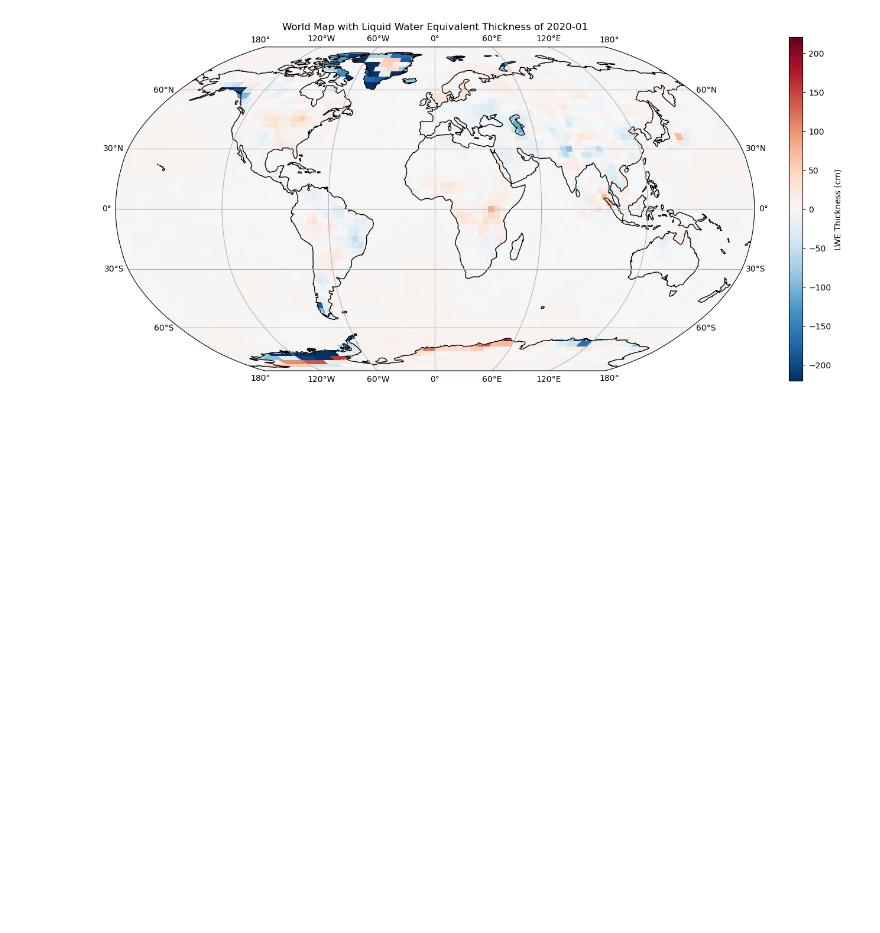
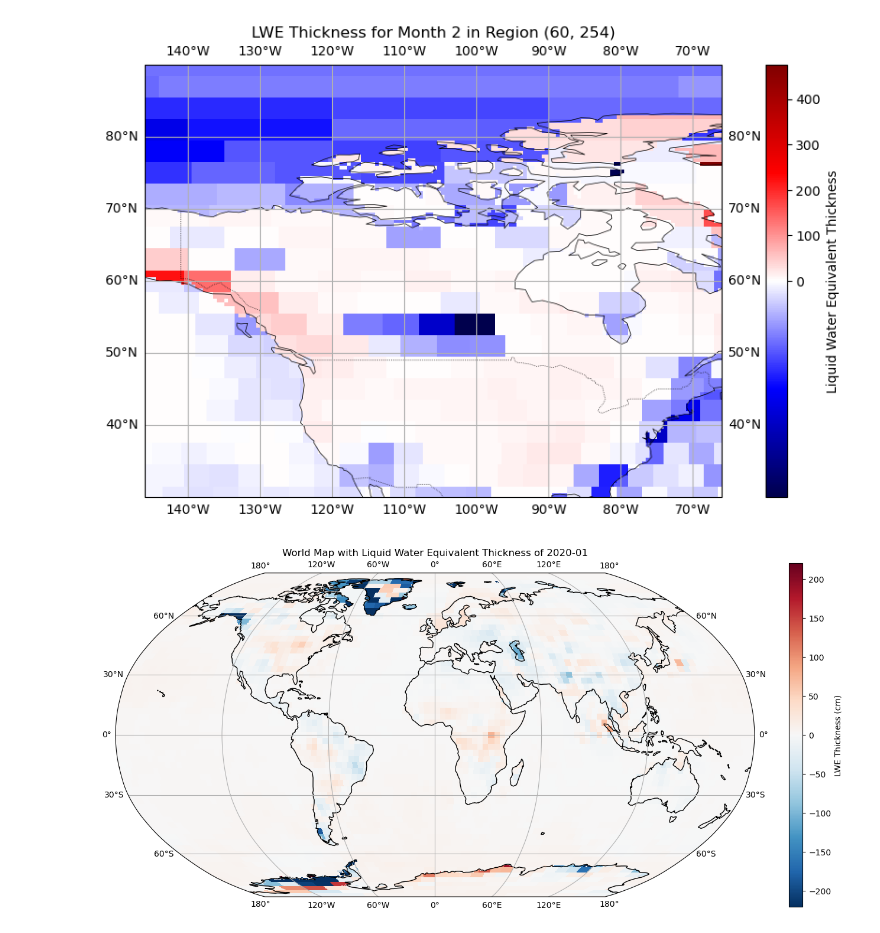
Before and after one commit to faehdy/Space_Data_Kernel, a Jupyter notebook: Grace/Project1.ipynb, the cells around one changed output. Saved outputs shown, nothing was run; the diff lists cells and outputs as text; code cells hidden in the pictures; blank space fills up the shorter version.

Commit message:
Jonas sei dank, haben wir einen canada plot

```diff
--- a/Grace/Project1.ipynb
+++ b/Grace/Project1.ipynb
@@ -17,9 +22,24 @@ from cartopy.mpl.geoaxes import GeoAxes
 # %%
 # LOAD DATA
-file_path = '../homework1/data/GRCTellus.JPL.200204_202411.GLO.RL06.3M.MSCNv04CRI.nc'
+file_path = '/home/jovyan/assignments/homework1/data/GRCTellus.JPL.200204_202411.GLO.RL06.3M.MSCNv04CRI.nc'
 
 # Check if the file exists
 if os.path.exists(file_path):
     mascons = nc.Dataset(file_path)
 else:
     raise FileNotFoundError(f"File not found: {file_path}")
+# %%
+# try to reformat time into months
+from datetime import datetime, timedelta
+
+# Extract necessary variables
+time_data = mascons.variables['time'][:]  # Time in days since 2002-01-01T00:00:00Z
+lwe_thickness = mascons.variables['lwe_thickness'][:]  # Shape (239, 360, 720)
+
+# Step 1: Convert time to datetime
+start_date = datetime(2002, 1, 1)
+time_dates = np.array([start_date + timedelta(days=int(t)) for t in time_data])
+
+# Step 2: Create a pandas DataFrame for grouping
+time_df = pd.DataFrame({'time': time_dates})
+time_df['year_month'] = time_df['time'].dt.to_period('M')  # Convert to 'YYYY-MM' format for grouping
@@ -26,3 +120,22 @@ else:
+# %%
+center_lat = 60
+center_lon = -106
+width = 80
+height = 60
+time_index = 1
+
+lat = mascons.variables['lat'][:]
+lon = mascons.variables['lon'][:]
+lwe_thickness = mascons.variables['lwe_thickness'][:]
+
+# implement the shapefile HERE, iykyk
+
+# Plot the LWE thickness for the specified region
+fig = plot_lwe_thickness_region(center_lat, center_lon, width, height, time_index)
+# Show the plot
+plt.show()
+# %% [output]
+[figure, added]
 # %%
 # try to reformat time into months
 from datetime import datetime, timedelta
```
Also changed, not shown: parts of 2 cells of this notebook.
